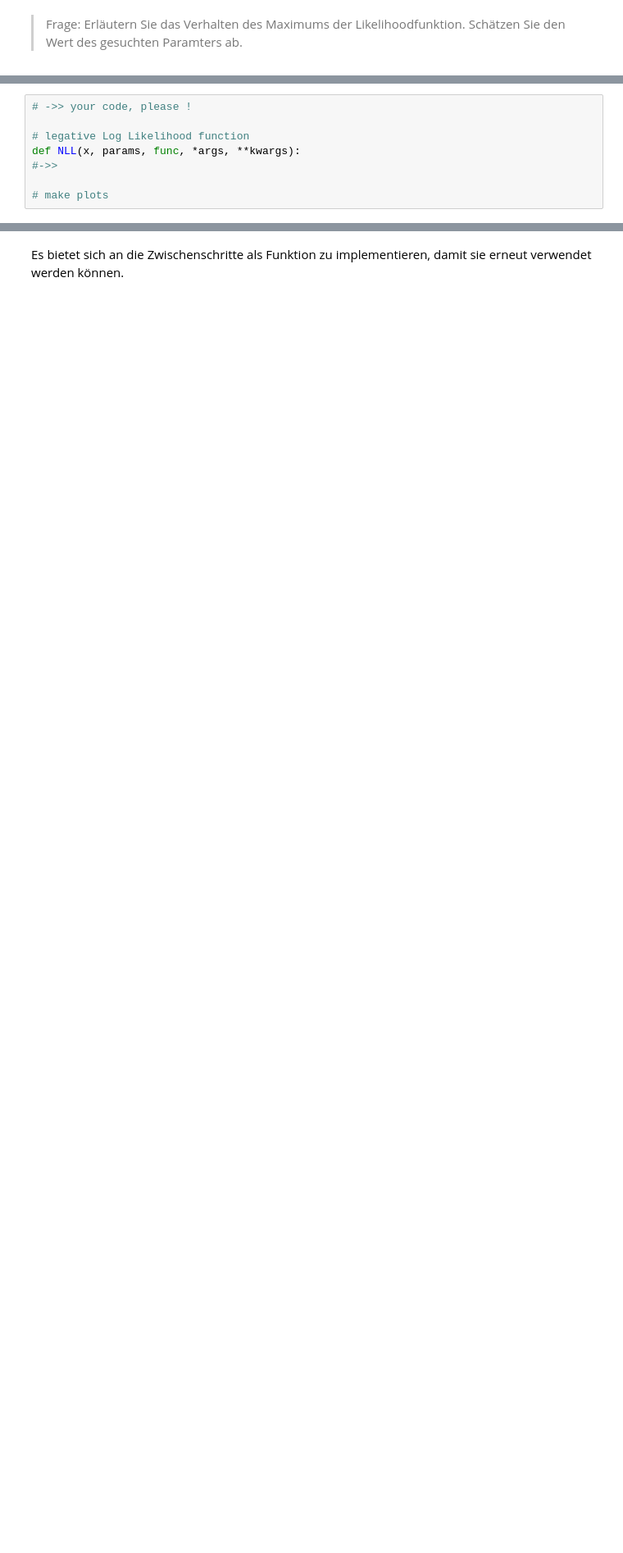
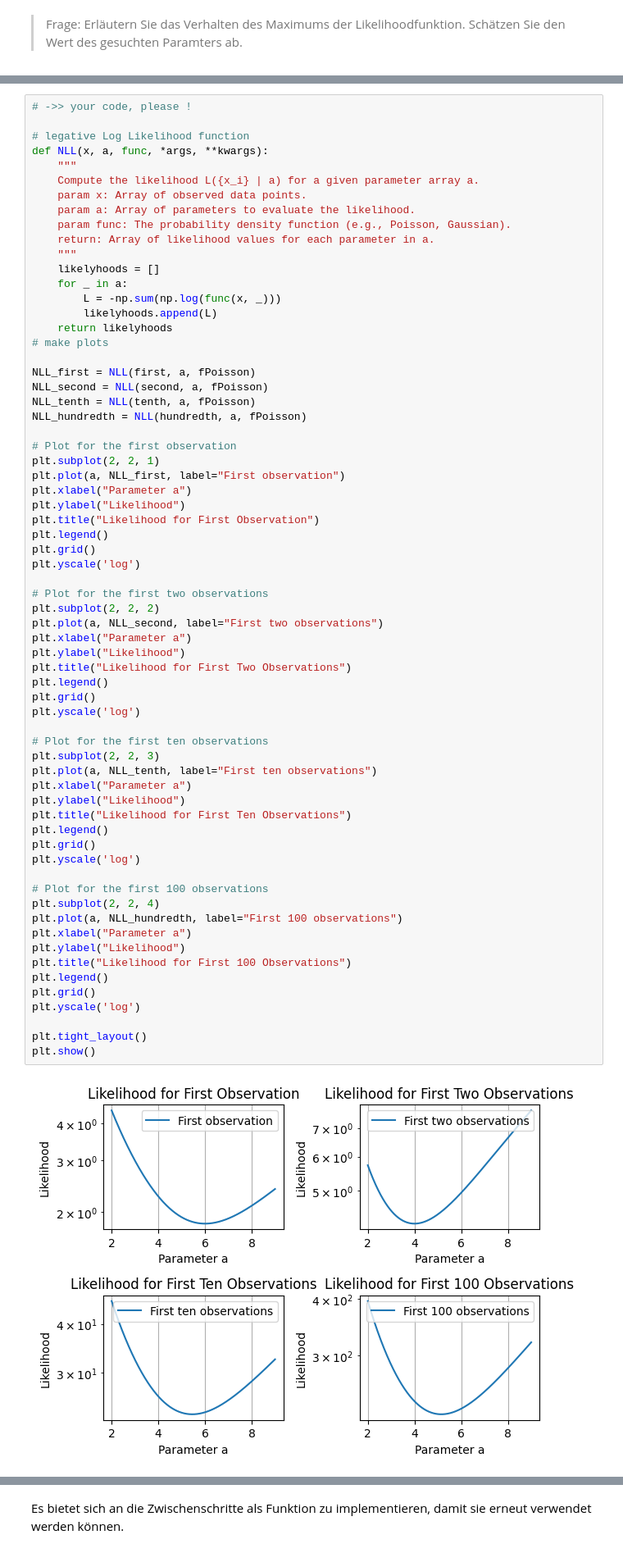
Before and after one commit to AlFa-Tier/Uni_codes, a Jupyter notebook: Stat. Datenauswertung/AufgabenBlätter/Blatt03/Blatt03.ipynb, the cells around one changed output, grey strips where cells are left out. Shown at 82% size. Drawn from its saved outputs; the diff is of its cells as text; blank space fills up the shorter version.

```diff
--- a/Stat. Datenauswertung/AufgabenBlätter/Blatt03/Blatt03.ipynb
+++ b/Stat. Datenauswertung/AufgabenBlätter/Blatt03/Blatt03.ipynb
@@ -405,14 +477,74 @@ Wiederholen Sie den ersten Aufgabenteil mit der NLL-Methode. Implementieren Sie
 * **alle Messwerte** statt nur 100 Messwerte.
 
 Stellen Sie die $-\ln\left(L\left(\left\{x_i\right\}|a\right)\right)$ jeweils grafisch dar.
-# %%
-# ->> your code, please !
-
-# legative Log Likelihood function
-def NLL(x, params, func, *args, **kwargs):
-#->>
-
-# make plots
+# %%
+# ->> your code, please !
+
+# legative Log Likelihood function
+def NLL(x, a, func, *args, **kwargs):
+    """
+    Compute the likelihood L({x_i} | a) for a given parameter array a.
+    param x: Array of observed data points.
+    param a: Array of parameters to evaluate the likelihood.
+    param func: The probability density function (e.g., Poisson, Gaussian).
+    return: Array of likelihood values for each parameter in a.
+    """
+    likelyhoods = []
+    for _ in a:
+        L = -np.sum(np.log(func(x, _)))
+        likelyhoods.append(L)
+    return likelyhoods
+# make plots
+
+NLL_first = NLL(first, a, fPoisson)
+NLL_second = NLL(second, a, fPoisson)
+NLL_tenth = NLL(tenth, a, fPoisson)
+NLL_hundredth = NLL(hundredth, a, fPoisson)
+
+# Plot for the first observation
+plt.subplot(2, 2, 1)
+plt.plot(a, NLL_first, label="First observation")
+plt.xlabel("Parameter a")
+plt.ylabel("Likelihood")
+plt.title("Likelihood for First Observation")
+plt.legend()
+plt.grid()
+plt.yscale('log')
+
+# Plot for the first two observations
+plt.subplot(2, 2, 2)
+plt.plot(a, NLL_second, label="First two observations")
+plt.xlabel("Parameter a")
+plt.ylabel("Likelihood")
+plt.title("Likelihood for First Two Observations")
+plt.legend()
+plt.grid()
+plt.yscale('log')
+
+# Plot for the first ten observations
+plt.subplot(2, 2, 3)
+plt.plot(a, NLL_tenth, label="First ten observations")
+plt.xlabel("Parameter a")
+plt.ylabel("Likelihood")
+plt.title("Likelihood for First Ten Observations")
+plt.legend()
+plt.grid()
+plt.yscale('log')
+
+# Plot for the first 100 observations
+plt.subplot(2, 2, 4)
+plt.plot(a, NLL_hundredth, label="First 100 observations")
+plt.xlabel("Parameter a")
+plt.ylabel("Likelihood")
+plt.title("Likelihood for First 100 Observations")
+plt.legend()
+plt.grid()
+plt.yscale('log')
+
+plt.tight_layout()
+plt.show()
+# %% [output]
+[figure, added]
 # %% [markdown]
 ## c) Parameterschätzung
 
```
Also changed, not shown: parts of 14 cells of this notebook.
